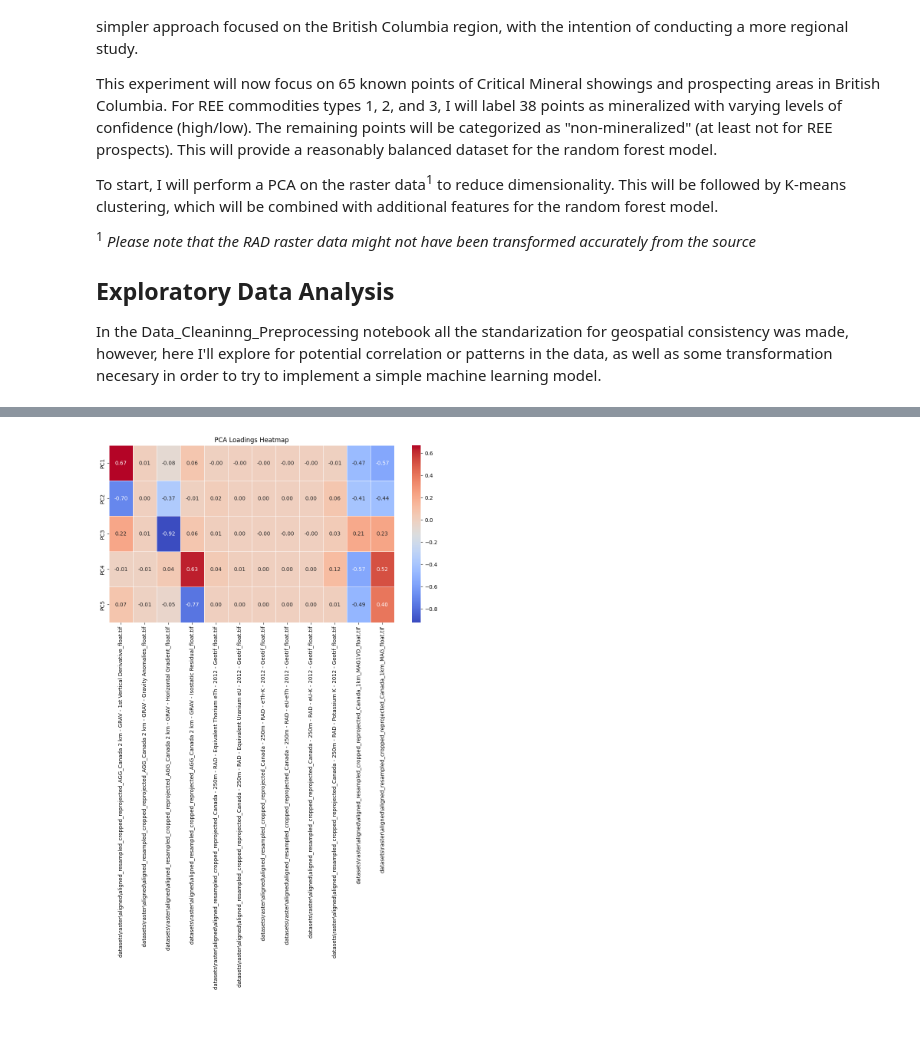
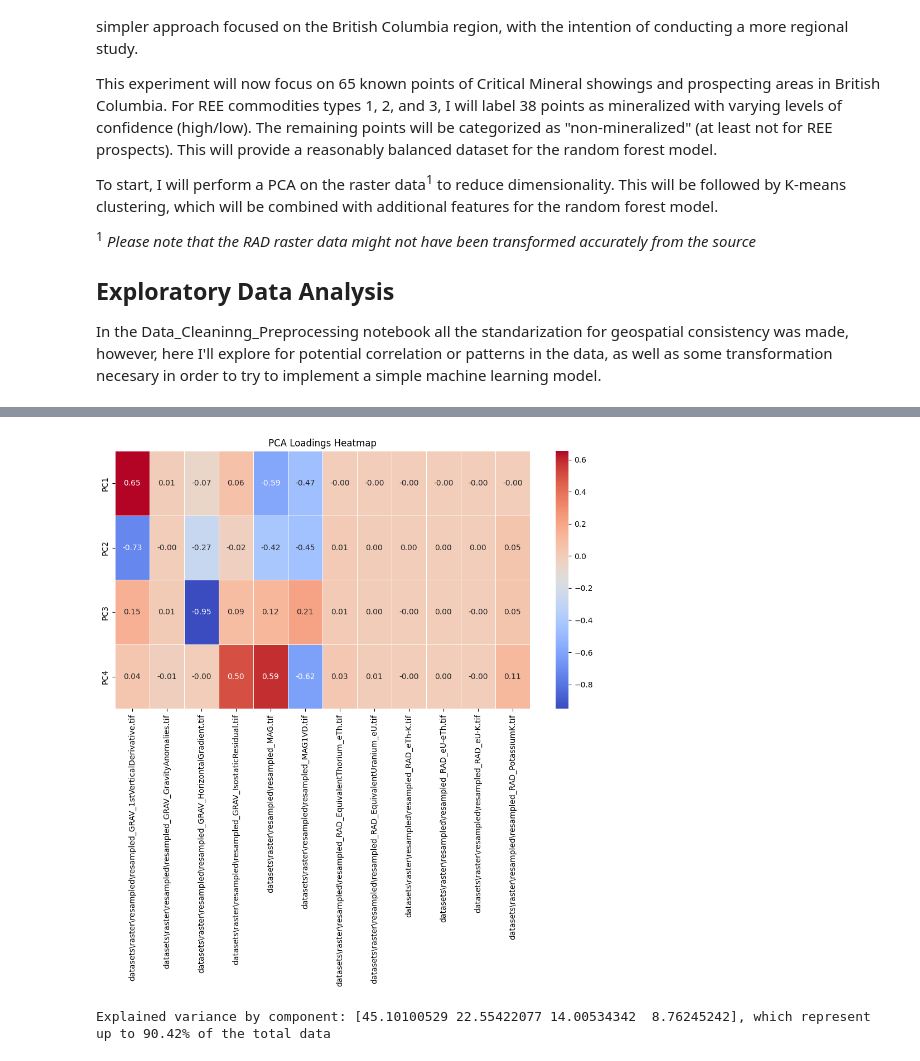
Before and after one commit to cvillarragamo/Tech_Treasures_Challenge, a Jupyter notebook: Tech_Treassure_for_REE_minerals.ipynb, the cells around one changed output, grey strips where cells are left out. Saved outputs shown, nothing was run; the diff lists cells and outputs as text; code cells hidden in the pictures; blank space fills up the shorter version.

```diff
--- a/Tech_Treassure_for_REE_minerals.ipynb
+++ b/Tech_Treassure_for_REE_minerals.ipynb
@@ -194,5 +138,22 @@ for i, raster_path in enumerate(raster_paths):
         features[:, i] = raster_values
 
 features_df = pd.DataFrame(data=features, columns=[raster_path.split('/')[-1] for raster_path in raster_paths])
-features_df.head()
+
+# Initialize PCA, let's reduce to 5 principal components for visualization
+pca = PCA(n_components=4)
+
+# Fit and transform the features
+principal_components = pca.fit_transform(features)
+
+#Convert coefficients to a DataFrame for better visualization
+loadings = pca.components_
+loadings_df = pd.DataFrame(data=loadings, columns=features_df.columns, index=['PC1', 'PC2','PC3','PC4'])#,'PC5'])
+
+plt.figure(figsize=(12, 6))
+sns.heatmap(loadings_df, annot=True, cmap='coolwarm', fmt=".2f", linewidths=.5)
+plt.title('PCA Loadings Heatmap')
+plt.show()
+
+explained_variance = pca.explained_variance_ratio_
+print(f"Explained variance by component: {(100*explained_variance)}, which represent up to {round(sum(explained_variance)*100,2)}% of the total data")
 # %% [output]
@@ -205,17 +160,2 @@ features_df.head()
+[figure, added]
+Explained variance by component: [45.10100529 22.55422077 14.00534342  8.76245242], which represent up to 90.42% of the total data
-# %%
-# Initialize PCA, let's reduce to 5 principal components for visualization
-pca = PCA(n_components=5)
-
-# Fit and transform the features
-principal_components = pca.fit_transform(features)
-
-# Convertir los coeficientes a un DataFrame para mejor visualización
-loadings = pca.components_
-loadings_df = pd.DataFrame(data=loadings, columns=features_df.columns, index=['PC1', 'PC2','PC3','PC4','PC5'])
-
-plt.figure(figsize=(12, 6))  # Puedes ajustar el tamaño según tus necesidades
-sns.heatmap(loadings_df, annot=True, cmap='coolwarm', fmt=".2f", linewidths=.5)
-plt.title('PCA Loadings Heatmap')
-plt.show()
-# %% [output]
-[figure, removed]
```
Also changed, not shown: parts of 75 cells of this notebook, 6 other files.
